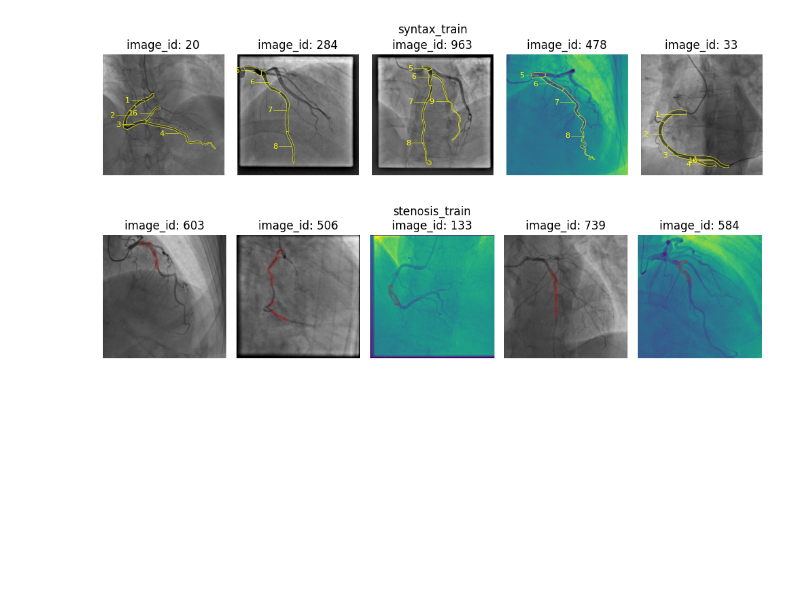
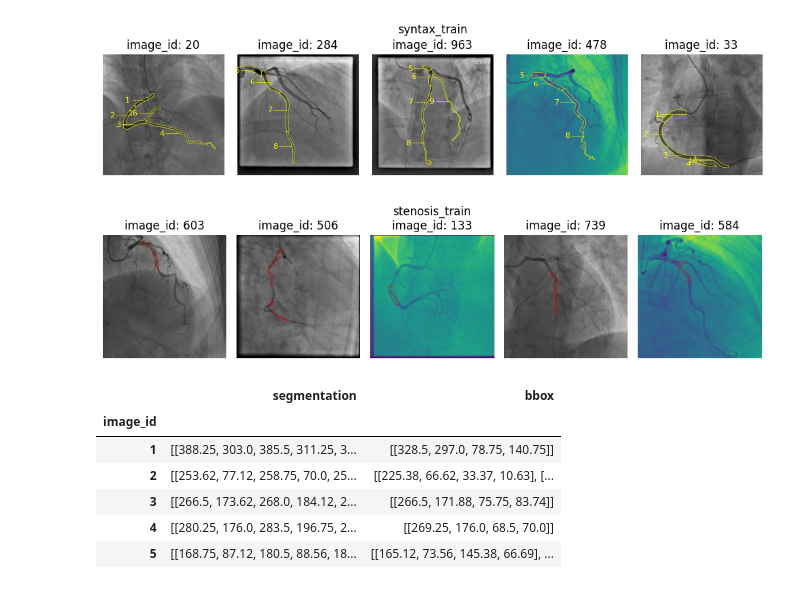
Before and after one commit to davidsolow/angiographer, a Jupyter notebook: eda.ipynb, the cells around one changed output. Saved outputs shown, nothing was run; the diff lists cells and outputs as text; code cells hidden in the pictures; blank space fills up the shorter version.

```diff
--- a/eda.ipynb
+++ b/eda.ipynb
@@ -283,6 +305,16 @@ def load_data(path_to_data, label_table):
     labels = tf.convert_to_tensor(np.stack(labels, axis=0), dtype=tf.float32)
 
     return images, labels
+# %%
+stenosis_train.groupby(['image_id'])[['segmentation','bbox']].agg(list).head()
+# %% [output]
+|  | segmentation | bbox |
+| image_id |  |  |
+| 1 | [[388.25, 303.0, 385.5, 311.25, 3... | [[328.5, 297.0, 78.75, 140.75]] |
+| 2 | [[253.62, 77.12, 258.75, 70.0, 25... | [[225.38, 66.62, 33.37, 10.63], [... |
+| 3 | [[266.5, 173.62, 268.0, 184.12, 2... | [[266.5, 171.88, 75.75, 83.74]] |
+| 4 | [[280.25, 176.0, 283.5, 196.75, 2... | [[269.25, 176.0, 68.5, 70.0]] |
+| 5 | [[168.75, 87.12, 180.5, 88.56, 18... | [[165.12, 73.56, 145.38, 66.69], ... |
 # %%
 X_train_stenosis, y_train_stenosis = load_data("data/stenosis/train/images/", stenosis_train)
 X_val_stenosis, y_val_stenosis = load_data("data/stenosis/val/images/", stenosis_val)
```
Also changed, not shown: parts of 14 cells of this notebook.
